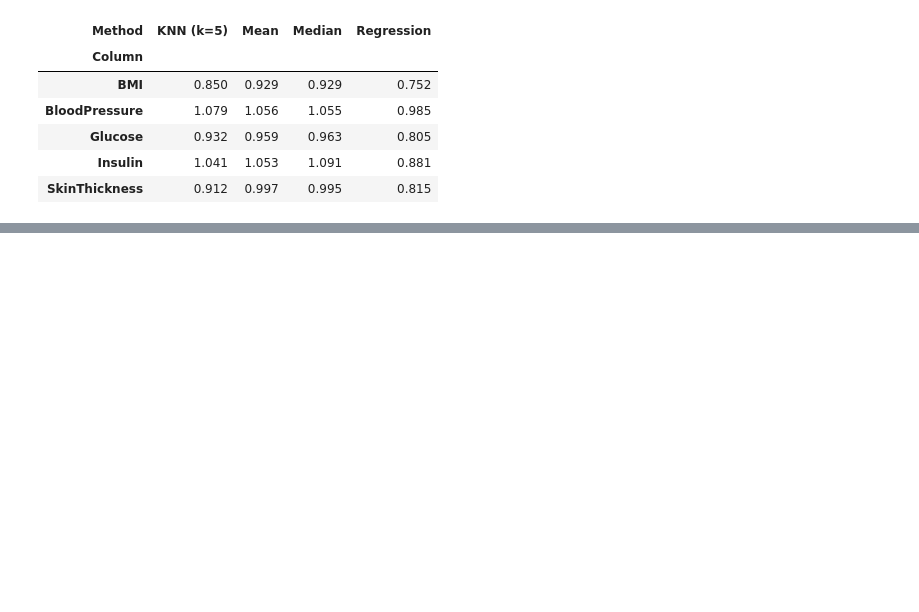
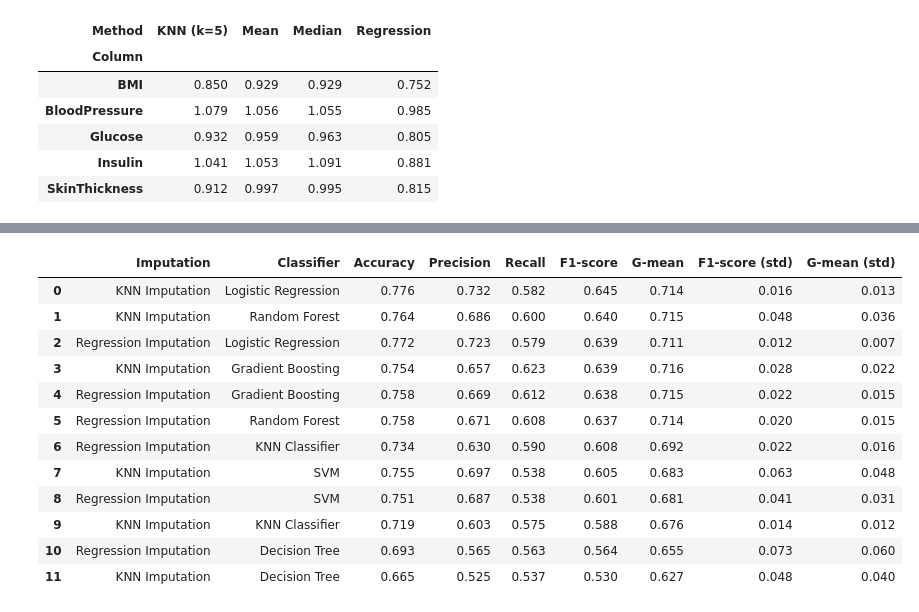
Before and after one commit to lamia-khd/react-router, a Jupyter notebook: imputation_and_imbalance.ipynb, the cells around one changed output, grey strips where cells are left out. Cells and saved outputs as stored; diff of their text form; code cells hidden in the pictures; blank space fills up the shorter version.

```diff
--- a/imputation_and_imbalance.ipynb
+++ b/imputation_and_imbalance.ipynb
@@ -325,0 +392,50 @@ display(summary_col.round(3))
+# %%
+N_SPLITS = 5
+skf = StratifiedKFold(n_splits=N_SPLITS, shuffle=True, random_state=SEED)
+rows = []
+
+for imp_name, imputer in imputers.items():
+    for clf_name, classifier in classifiers.items():
+        pipe = Pipeline([
+            ("scaler", StandardScaler()),
+            ("imputer", clone(imputer)),
+            ("clf", clone(classifier))
+        ])
+        for fold, (tr, te) in enumerate(skf.split(X, y), 1):
+            m = clone(pipe).fit(X.iloc[tr], y.iloc[tr])
+            y_pred = m.predict(X.iloc[te])
+            tn, fp, fn, tp = confusion_matrix(y.iloc[te], y_pred, labels=[0, 1]).ravel()
+            sens = tp / (tp + fn) if tp + fn else 0
+            spec = tn / (tn + fp) if tn + fp else 0
+            rows.append({
+                "Imputation": imp_name,
+                "Classifier": clf_name,
+                "Fold": fold,
+                "Accuracy": accuracy_score(y.iloc[te], y_pred),
+                "Precision": precision_score(y.iloc[te], y_pred, zero_division=0),
+                "Recall": recall_score(y.iloc[te], y_pred, zero_division=0),
+                "F1-score": f1_score(y.iloc[te], y_pred, zero_division=0),
+                "G-mean": np.sqrt(sens * spec),
+            })
+
+folds_df = pd.DataFrame(rows)
+# one row per fold, useful for plots/tests
+metrics = ["Accuracy", "Precision", "Recall", "F1-score", "G-mean"]
+g = folds_df.groupby(["Imputation", "Classifier"])[metrics]
+summary = (g.mean().round(3).join(g.std().round(3), rsuffix=" (std)")
+          .sort_values("F1-score", ascending=False).reset_index())
+display(summary[["Imputation", "Classifier"] + metrics + ["F1-score (std)", "G-mean (std)"]])
+# %% [output]
+|  | Imputation | Classifier | Accuracy | Precision | Recall | F1-score | G-mean | F1-score (std) | G-mean (std) |
+| 0 | KNN Imputation | Logistic Regression | 0.776 | 0.732 | 0.582 | 0.645 | 0.714 | 0.016 | 0.013 |
+| 1 | KNN Imputation | Random Forest | 0.764 | 0.686 | 0.600 | 0.640 | 0.715 | 0.048 | 0.036 |
+| 2 | Regression Imputation | Logistic Regression | 0.772 | 0.723 | 0.579 | 0.639 | 0.711 | 0.012 | 0.007 |
+| 3 | KNN Imputation | Gradient Boosting | 0.754 | 0.657 | 0.623 | 0.639 | 0.716 | 0.028 | 0.022 |
+| 4 | Regression Imputation | Gradient Boosting | 0.758 | 0.669 | 0.612 | 0.638 | 0.715 | 0.022 | 0.015 |
+| 5 | Regression Imputation | Random Forest | 0.758 | 0.671 | 0.608 | 0.637 | 0.714 | 0.020 | 0.015 |
+| 6 | Regression Imputation | KNN Classifier | 0.734 | 0.630 | 0.590 | 0.608 | 0.692 | 0.022 | 0.016 |
+| 7 | KNN Imputation | SVM | 0.755 | 0.697 | 0.538 | 0.605 | 0.683 | 0.063 | 0.048 |
+| 8 | Regression Imputation | SVM | 0.751 | 0.687 | 0.538 | 0.601 | 0.681 | 0.041 | 0.031 |
+| 9 | KNN Imputation | KNN Classifier | 0.719 | 0.603 | 0.575 | 0.588 | 0.676 | 0.014 | 0.012 |
+| 10 | Regression Imputation | Decision Tree | 0.693 | 0.565 | 0.563 | 0.564 | 0.655 | 0.073 | 0.060 |
+| 11 | KNN Imputation | Decision Tree | 0.665 | 0.525 | 0.537 | 0.530 | 0.627 | 0.048 | 0.040 |
```
Also changed, not shown: parts of 3 cells of this notebook.
